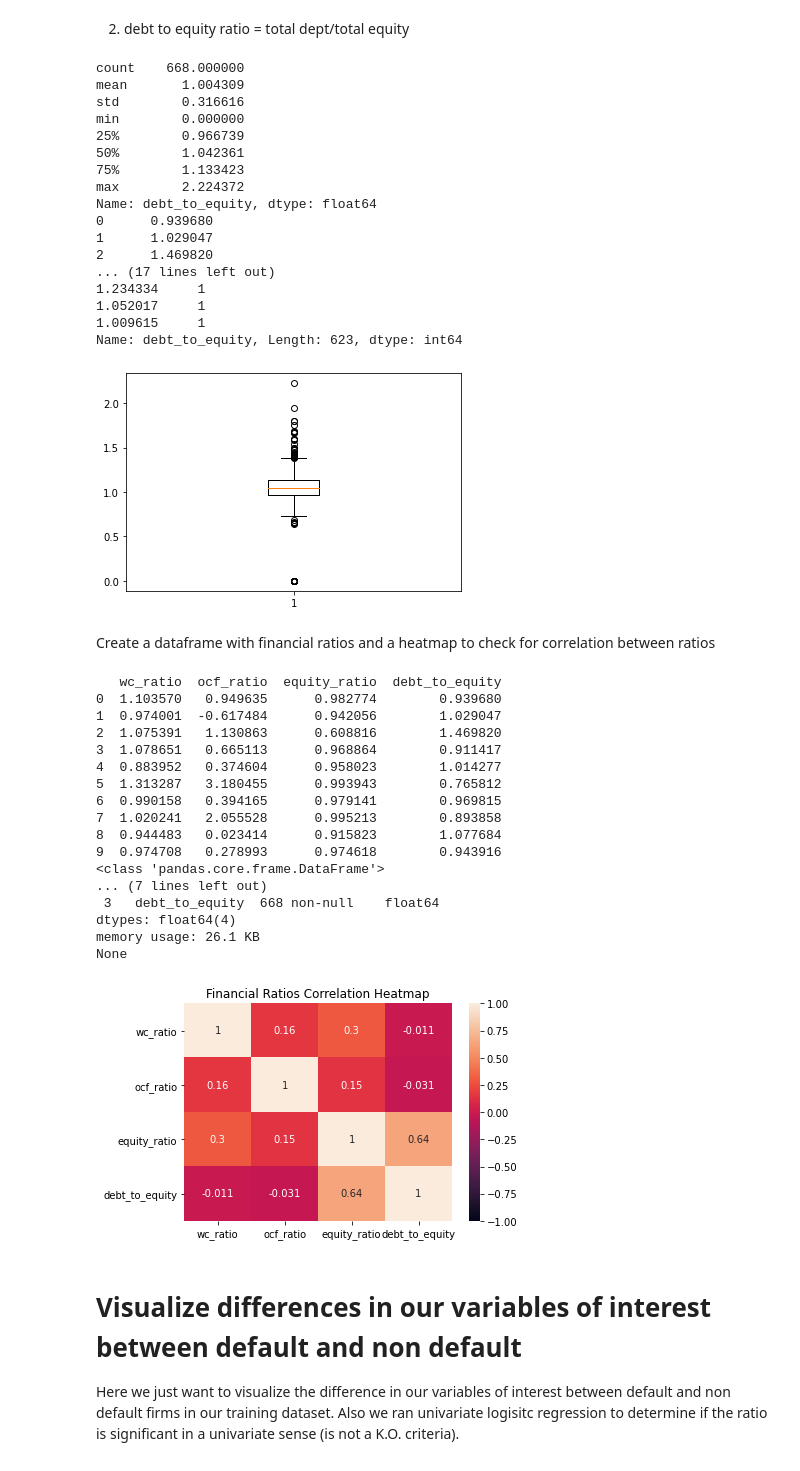
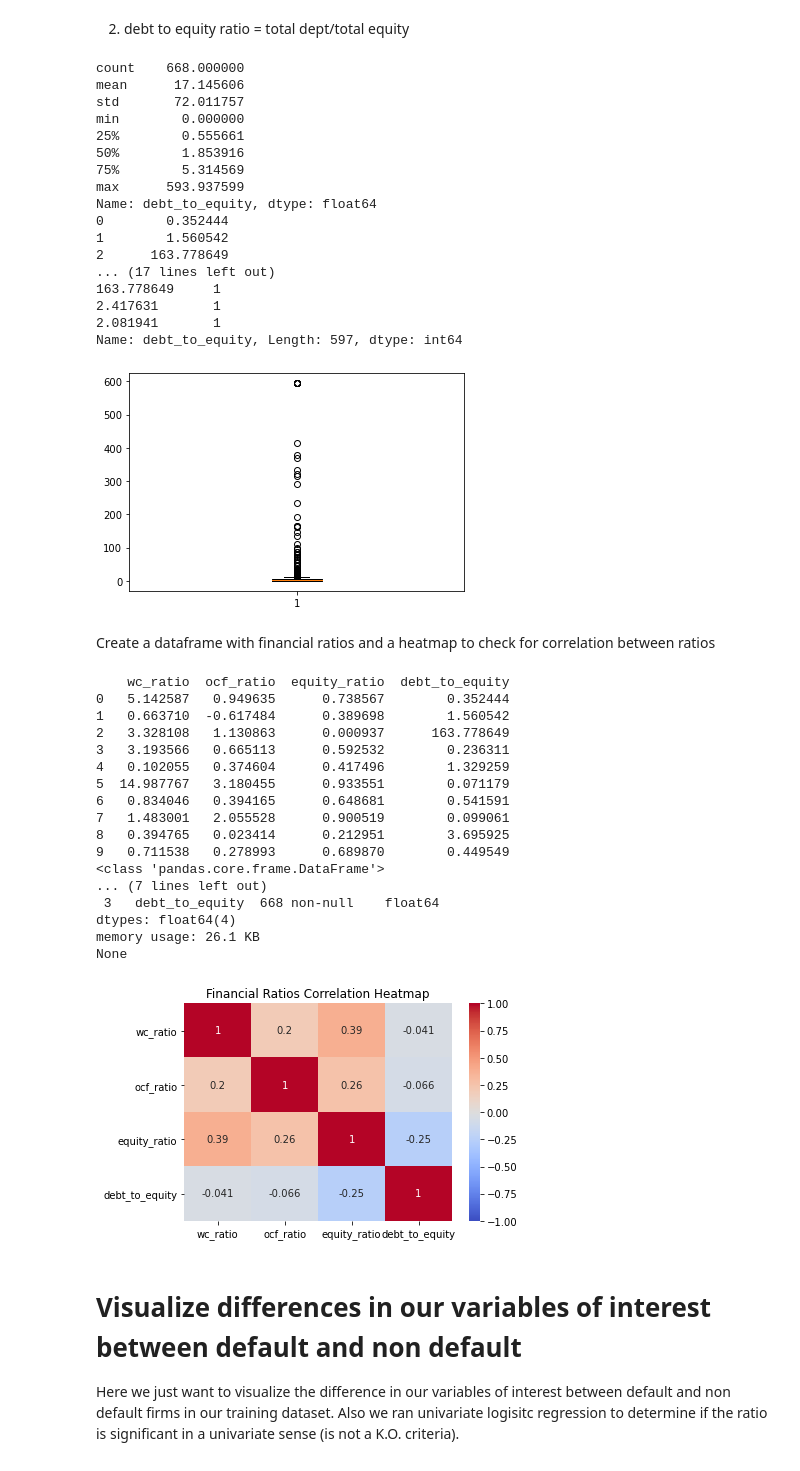
Before and after one commit to danIBK/SE_Risk_Management, a Jupyter notebook: Hello World.ipynb, the cells around one changed output. Saved outputs shown, nothing was run; the diff lists cells and outputs as text; code cells hidden in the pictures.

```diff
--- a/Hello World.ipynb
+++ b/Hello World.ipynb
@@ -442,0 +433,4 @@ df_train = df_train.loc[df_train["id"] != 'C_620']
+# %%
+df_train['ebit'] = sci.stats.mstats.winsorize(tr['earn_from_op'], limits =[0.015, 0.015])
+plt.boxplot(df_train.ebit)
+plt.show()
@@ -442,0 +439,4 @@ df_train = df_train.loc[df_train["id"] != 'C_620']
+# %%
+df_train['cash'] = df_train.cash
+plt.boxplot(df_train.cash)
+plt.show()
@@ -541,7 +544,8 @@ Name: equity_ratio, dtype: float64
 # %% [markdown]
 2. debt to equity ratio = total dept/total equity
 # %%
-tr['debt_to_equity'] = np.where(tr['total_equity'] > 1, np.log(tr['total_liabilities'])/np.log(tr['total_equity']), 0)
+dte = np.where(tr['total_equity'] > 1, tr['total_liabilities']/tr['total_equity'], 0)
+tr['debt_to_equity'] = sci.stats.mstats.winsorize(dte, limits =[0.0, 0.01])
 print(tr.debt_to_equity.describe())
 print(tr.debt_to_equity)
 print(tr.debt_to_equity.value_counts()) #46 nulls
@@ -549,53 +553,53 @@ plt.boxplot(tr.debt_to_equity)
 plt.show()
 # %% [output]
 count    668.000000
-mean       1.004309
-std        0.316616
+mean      17.145606
+std       72.011757
 min        0.000000
-25%        0.966739
-50%        1.042361
-75%        1.133423
-max        2.224372
+25%        0.555661
+50%        1.853916
+75%        5.314569
+max      593.937599
 Name: debt_to_equity, dtype: float64
-0      0.939680
-1      1.029047
-2      1.469820
+0        0.352444
+1        1.560542
+2      163.778649
 ... (17 lines left out)
-1.234334     1
-1.052017     1
-1.009615     1
-Name: debt_to_equity, Length: 623, dtype: int64
+163.778649     1
+2.417631       1
+2.081941       1
+Name: debt_to_equity, Length: 597, dtype: int64
-[figure, old version]
+[figure, new version]
 # %% [markdown]
 Create a dataframe with financial ratios and a heatmap to check for correlation between ratios
 # %%
 col = ['wc_ratio', 'ocf_ratio', 'equity_ratio', 'debt_to_equity']
 data = df_train[col]
 print(data.head(10))
 print(data.info())
 
-heatmap = sns.heatmap(data.corr(), vmin=-1, vmax=1, annot=True)
+heatmap = sns.heatmap(data.corr(), vmin=-1, vmax=1, annot=True, cmap="coolwarm")
 heatmap.set_title('Financial Ratios Correlation Heatmap')
 plt.show()
 # %% [output]
-   wc_ratio  ocf_ratio  equity_ratio  debt_to_equity
-0  1.103570   0.949635      0.982774        0.939680
-1  0.974001  -0.617484      0.942056        1.029047
-2  1.075391   1.130863      0.608816        1.469820
-3  1.078651   0.665113      0.968864        0.911417
-4  0.883952   0.374604      0.958023        1.014277
-5  1.313287   3.180455      0.993943        0.765812
-6  0.990158   0.394165      0.979141        0.969815
-7  1.020241   2.055528      0.995213        0.893858
-8  0.944483   0.023414      0.915823        1.077684
-9  0.974708   0.278993      0.974618        0.943916
+    wc_ratio  ocf_ratio  equity_ratio  debt_to_equity
+0   5.142587   0.949635      0.738567        0.352444
+1   0.663710  -0.617484      0.389698        1.560542
+2   3.328108   1.130863      0.000937      163.778649
+3   3.193566   0.665113      0.592532        0.236311
+4   0.102055   0.374604      0.417496        1.329259
+5  14.987767   3.180455      0.933551        0.071179
+6   0.834046   0.394165      0.648681        0.541591
+7   1.483001   2.055528      0.900519        0.099061
+8   0.394765   0.023414      0.212951        3.695925
+9   0.711538   0.278993      0.689870        0.449549
 <class 'pandas.core.frame.DataFrame'>
 ... (7 lines left out)
  3   debt_to_equity  668 non-null    float64
 dtypes: float64(4)
 memory usage: 26.1 KB
 None
-[figure, old version]
+[figure, new version]
 # %% [markdown]
 # Visualize differences in our variables of interest between default and non default
 
```
Also changed, not shown: parts of 18 cells of this notebook.
